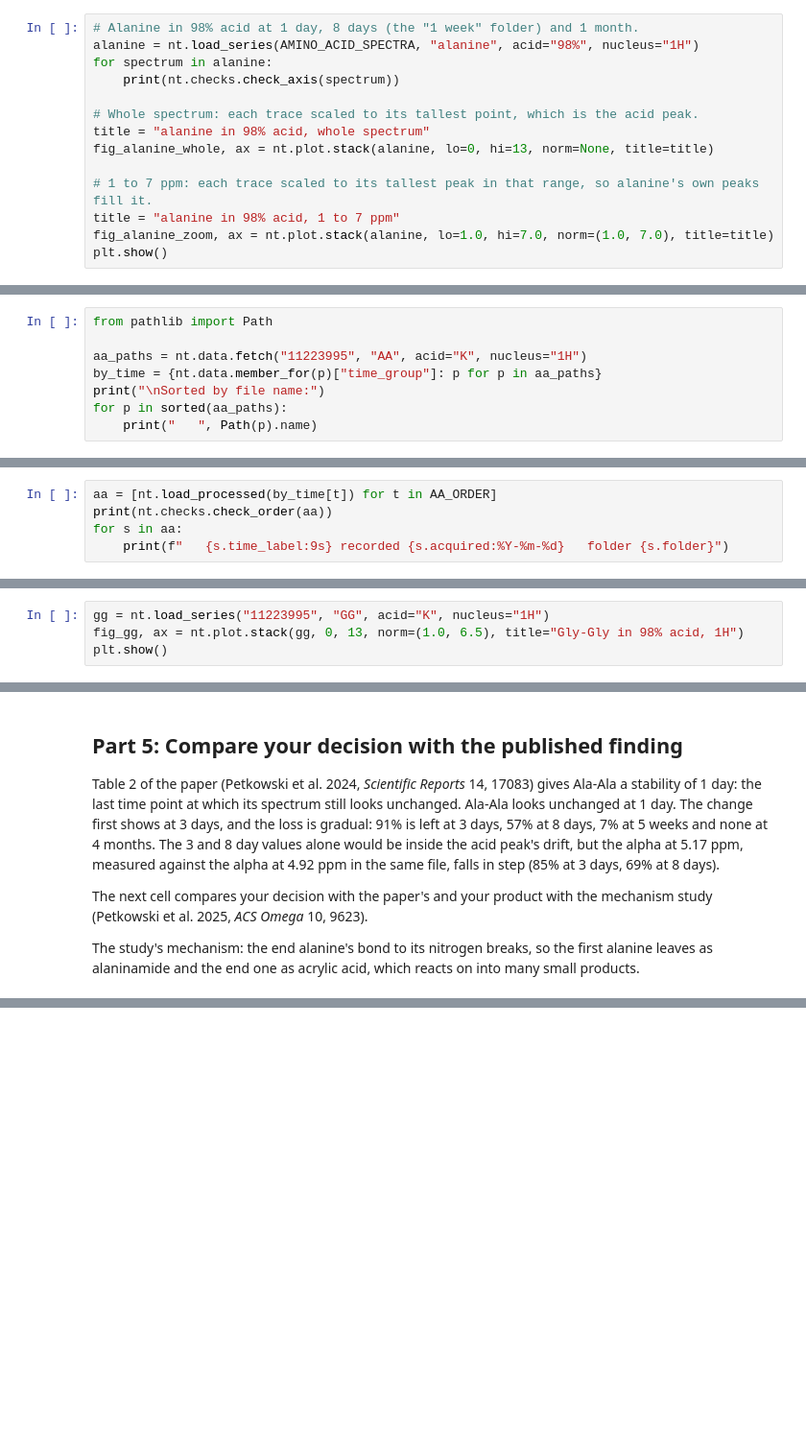
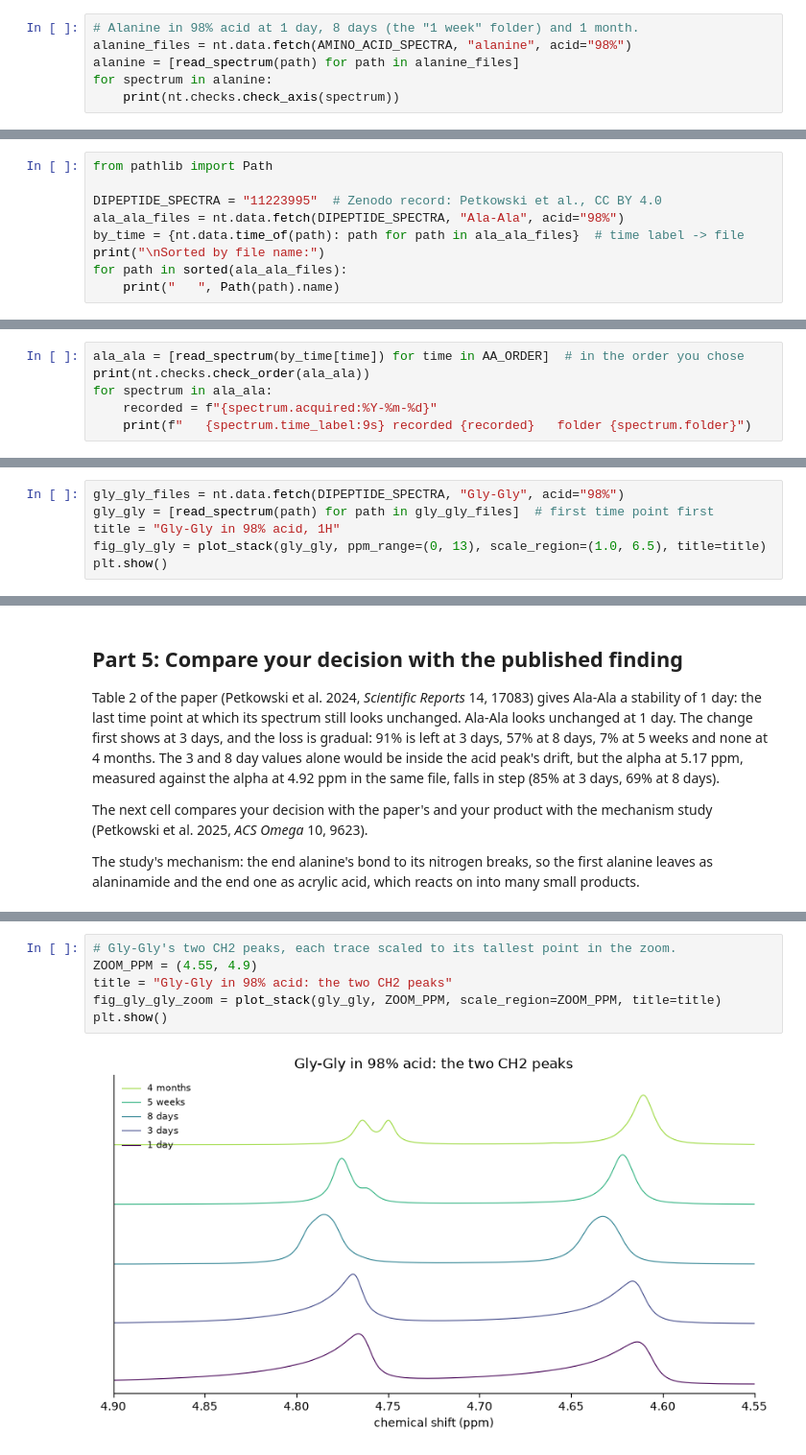
Before and after one commit to Rakiura-Inc/morning-star-nmr, a Jupyter notebook: notebooks/executed/01_capstone_ala_ala_vs_gly_gly.executed.ipynb, the cells around one changed output, grey strips where cells are left out. Shown at 96% size. Drawn from its saved outputs; the diff is of its cells as text; blank space fills up the shorter version.

```diff
--- a/notebooks/executed/01_capstone_ala_ala_vs_gly_gly.executed.ipynb
+++ b/notebooks/executed/01_capstone_ala_ala_vs_gly_gly.executed.ipynb
@@ -277,16 +374,8 @@ Two things will change that do not mean alanine is breaking down. Don't count th
 cell.
 # %%
 # Alanine in 98% acid at 1 day, 8 days (the "1 week" folder) and 1 month.
-alanine = nt.load_series(AMINO_ACID_SPECTRA, "alanine", acid="98%", nucleus="1H")
+alanine_files = nt.data.fetch(AMINO_ACID_SPECTRA, "alanine", acid="98%")
+alanine = [read_spectrum(path) for path in alanine_files]
 for spectrum in alanine:
     print(nt.checks.check_axis(spectrum))
-
-# Whole spectrum: each trace scaled to its tallest point, which is the acid peak.
-title = "alanine in 98% acid, whole spectrum"
-fig_alanine_whole, ax = nt.plot.stack(alanine, lo=0, hi=13, norm=None, title=title)
-
-# 1 to 7 ppm: each trace scaled to its tallest peak in that range, so alanine's own peaks fill it.
-title = "alanine in 98% acid, 1 to 7 ppm"
-fig_alanine_zoom, ax = nt.plot.stack(alanine, lo=1.0, hi=7.0, norm=(1.0, 7.0), title=title)
-plt.show()
 # %% [output]
@@ -402,9 +505,10 @@ The next cell downloads the ten you need (about 5 MB) and lists them.
 # %%
 from pathlib import Path
 
-aa_paths = nt.data.fetch("11223995", "AA", acid="K", nucleus="1H")
-by_time = {nt.data.member_for(p)["time_group"]: p for p in aa_paths}
+DIPEPTIDE_SPECTRA = "11223995"  # Zenodo record: Petkowski et al., CC BY 4.0
+ala_ala_files = nt.data.fetch(DIPEPTIDE_SPECTRA, "Ala-Ala", acid="98%")
+by_time = {nt.data.time_of(path): path for path in ala_ala_files}  # time label -> file
 print("\nSorted by file name:")
-for p in sorted(aa_paths):
-    print("   ", Path(p).name)
+for path in sorted(ala_ala_files):
+    print("   ", Path(path).name)
 # %% [output]
@@ -458,10 +557,11 @@ nt.record.saved("AA_ORDER", AA_ORDER, "the order the Ala-Ala spectra are stacked
 # %% [output]
 **Saved** `AA_ORDER = ['1day', '3day', '4Month', '5week', '8day']`: the order the Ala-Ala spectra are stacked in, first to last.
 # %%
-aa = [nt.load_processed(by_time[t]) for t in AA_ORDER]
-print(nt.checks.check_order(aa))
-for s in aa:
-    print(f"   {s.time_label:9s} recorded {s.acquired:%Y-%m-%d}   folder {s.folder}")
+ala_ala = [read_spectrum(by_time[time]) for time in AA_ORDER]  # in the order you chose
+print(nt.checks.check_order(ala_ala))
+for spectrum in ala_ala:
+    recorded = f"{spectrum.acquired:%Y-%m-%d}"
+    print(f"   {spectrum.time_label:9s} recorded {recorded}   folder {spectrum.folder}")
 # %% [output]
 Trap: Your stack is not in time order: 4 months comes before 5 weeks. Put the spectra in time order before comparing.
    1 day     recorded 2023-07-21   folder SZSSea-AA-K-1day-1H-07212023
@@ -495,7 +595,9 @@ Keep the instrument's ppm scale; do not shift spectra to line up the acid peak (
 
 The next cell stacks Gly-Gly's five time points, oldest at the bottom, scaled within 1 to 6.5 ppm.
 # %%
-gg = nt.load_series("11223995", "GG", acid="K", nucleus="1H")
-fig_gg, ax = nt.plot.stack(gg, 0, 13, norm=(1.0, 6.5), title="Gly-Gly in 98% acid, 1H")
+gly_gly_files = nt.data.fetch(DIPEPTIDE_SPECTRA, "Gly-Gly", acid="98%")
+gly_gly = [read_spectrum(path) for path in gly_gly_files]  # first time point first
+title = "Gly-Gly in 98% acid, 1H"
+fig_gly_gly = plot_stack(gly_gly, ppm_range=(0, 13), scale_region=(1.0, 6.5), title=title)
 plt.show()
 # %% [output]
@@ -985,0 +1244,8 @@ Offline mode: attach these files on your step page. When you are connected to Ra
+# %%
+# Gly-Gly's two CH2 peaks, each trace scaled to its tallest point in the zoom.
+ZOOM_PPM = (4.55, 4.9)
+title = "Gly-Gly in 98% acid: the two CH2 peaks"
+fig_gly_gly_zoom = plot_stack(gly_gly, ZOOM_PPM, scale_region=ZOOM_PPM, title=title)
+plt.show()
+# %% [output]
+[figure, added]
```
Also changed, not shown: parts of 61 cells of this notebook, 4 other files.
